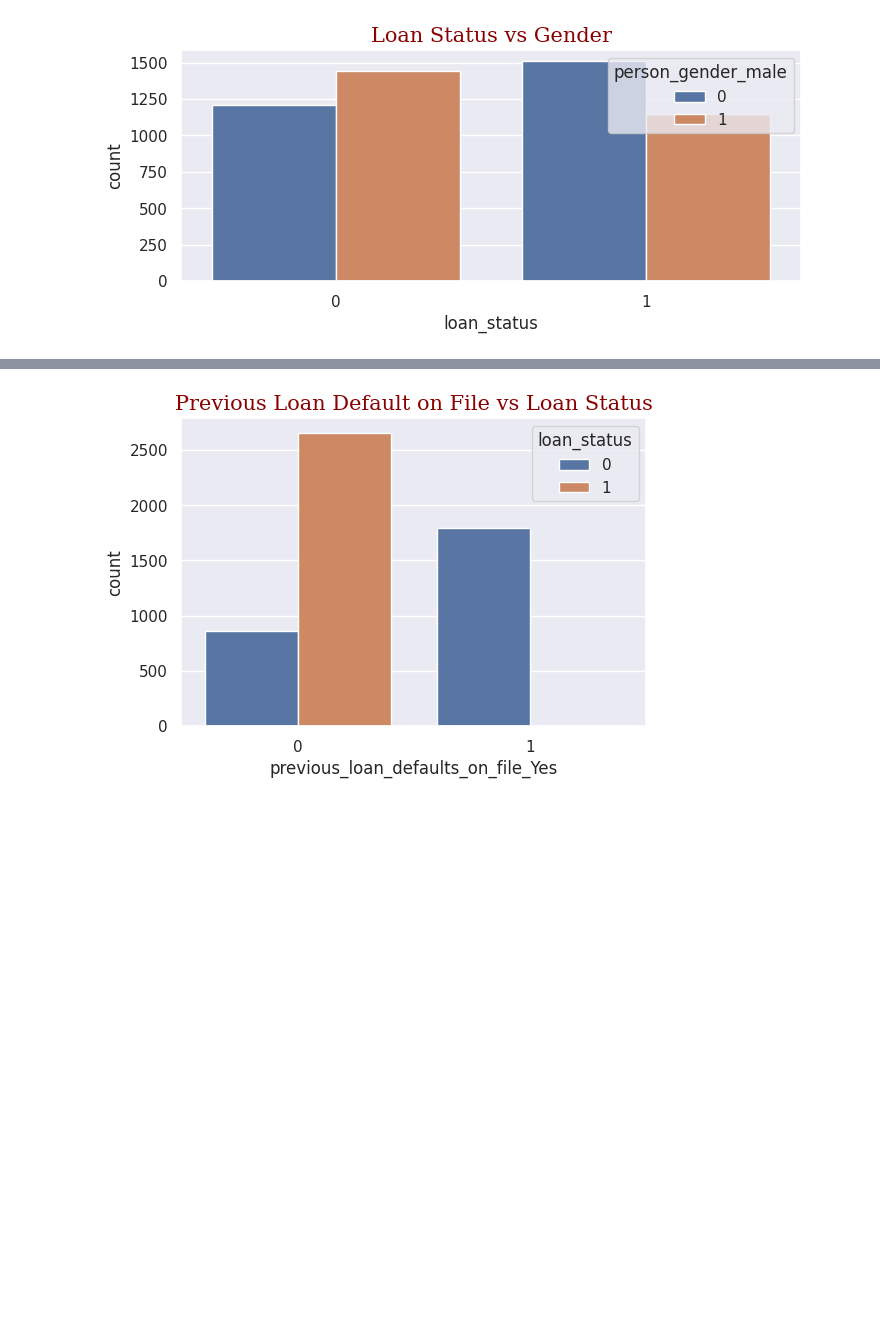
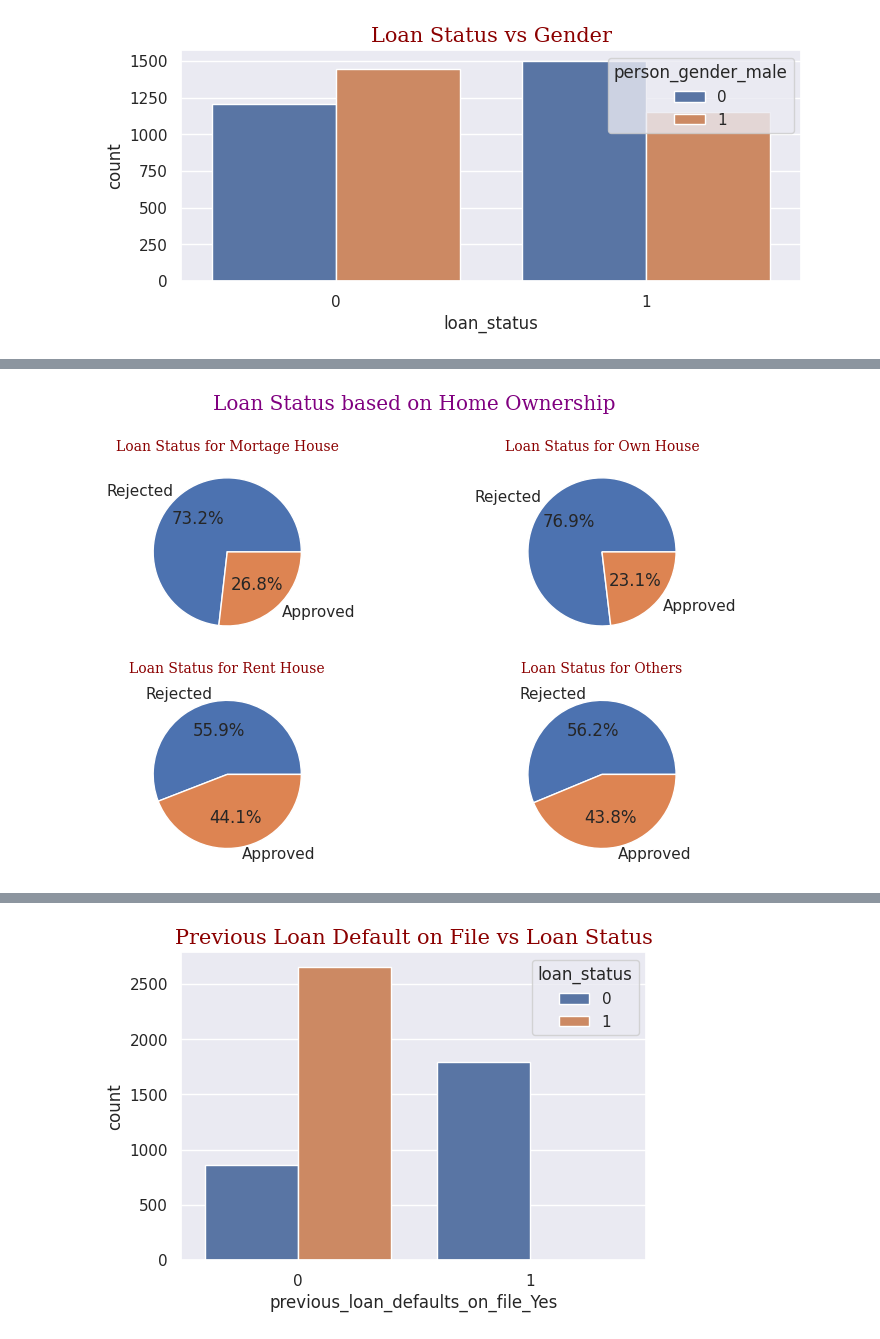
Before and after one commit to AI-fanatic24/ASD-DS-AI-ML-Internship, a Jupyter notebook: Loan.ipynb, the cells around one changed output, grey strips where cells are left out. Drawn from its saved outputs; the diff is of its cells as text; code cells hidden in the pictures; blank space fills up the shorter version.

```diff
--- a/Loan.ipynb
+++ b/Loan.ipynb
@@ -582,0 +456,29 @@ plt.show()
+# %%
+sns.set(rc={'figure.figsize':(8,5)})
+zero,one = df[df['person_home_ownership_MORTGAGE']==1]['loan_status'].value_counts()
+plt.subplot(2,2,1)
+plt.pie([zero,one],labels=['Rejected','Approved'],autopct='%1.1f%%')
+plt.title("Loan Status for Mortage House",fontdict={'family':'serif','fontsize':10,'color':'darkred'})
+
+zero,one = df[df['person_home_ownership_OWN']==1]['loan_status'].value_counts()
+plt.subplot(2,2,2)
+plt.pie([zero,one],labels=['Rejected','Approved'],autopct='%1.1f%%')
+plt.title("Loan Status for Own House",fontdict={'family':'serif','fontsize':10,'color':'darkred'})
+
+zero,one = df[df['person_home_ownership_RENT']==1]['loan_status'].value_counts()
+plt.subplot(2,2,3)
+plt.pie([zero,one],labels=['Rejected','Approved'],autopct='%1.1f%%')
+plt.title("Loan Status for Rent House",fontdict={'family':'serif','fontsize':10,'color':'darkred'})
+
+zero,one = df[df['person_home_ownership_OTHER']==1]['loan_status'].value_counts()
+plt.subplot(2,2,4)
+plt.pie([zero,one],labels=['Rejected','Approved'],autopct='%1.1f%%')
+plt.title("Loan Status for Others",fontdict={'family':'serif','fontsize':10,'color':'darkred'})
+
+plt.suptitle('Loan Status based on Home Ownership',fontdict={'family':'serif','fontsize':20,'color':'purple','fontweight':'bold'})
+
+plt.tight_layout()
+
+plt.show()
+# %% [output]
+[figure, added]
```
Also changed, not shown: parts of 31 cells of this notebook.
